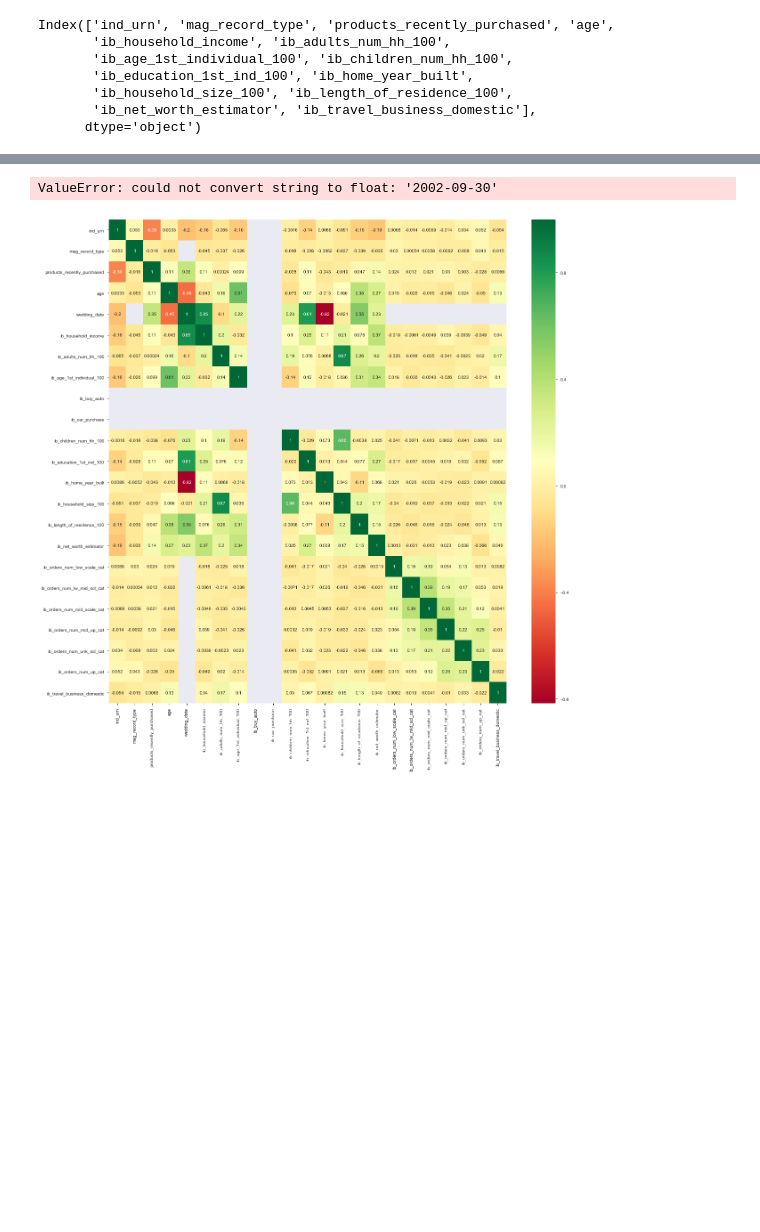
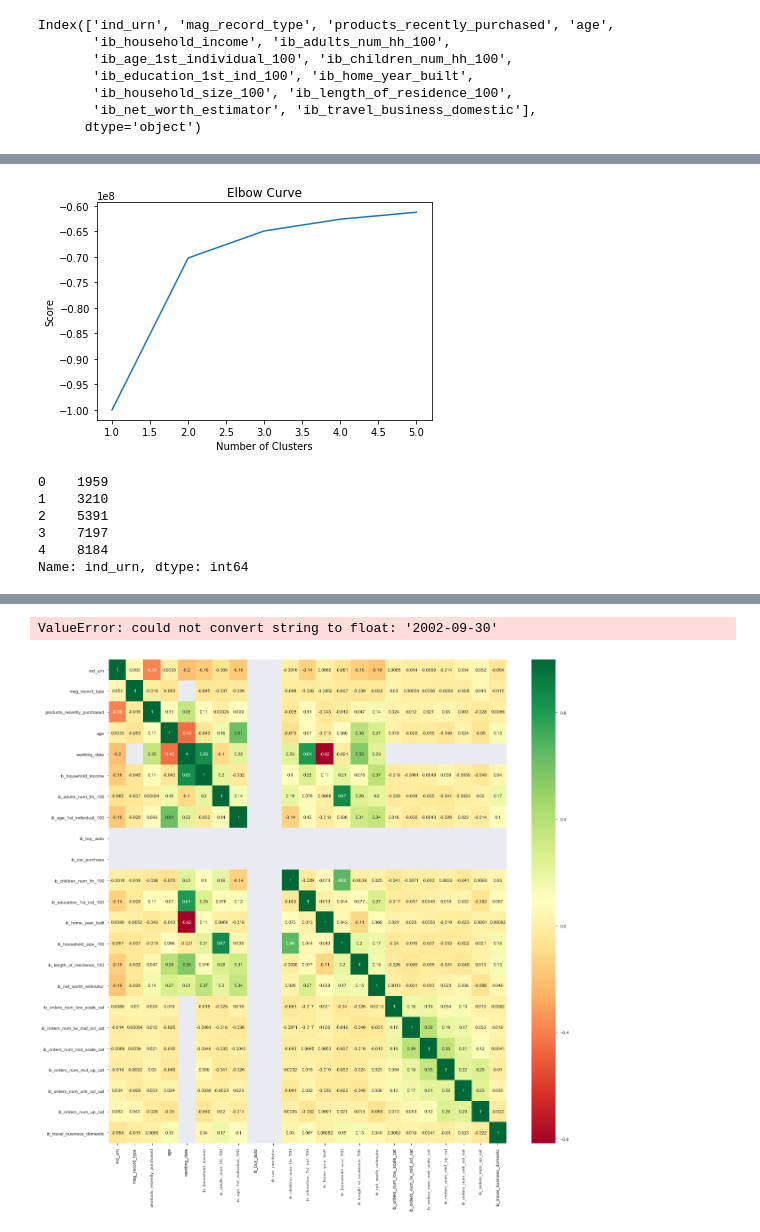
Before and after one commit to vinothhunt/Usecase, a Jupyter notebook: Codenast usecase.ipynb, the cells around one changed output, grey strips where cells are left out. Saved outputs shown, nothing was run; the diff lists cells and outputs as text; code cells hidden in the pictures; blank space fills up the shorter version.

```diff
--- a/Codenast usecase.ipynb
+++ b/Codenast usecase.ipynb
@@ -333,0 +319,2 @@ Name: state, Length: 77, dtype: int64
+# %%
+processing_final=pd.concat([numerical_columns,encode1,catagorical_columns_1],axis=1)
@@ -335,0 +375,7 @@ from sklearn.cluster import KMeans
+# %%
+#standardScalar implementation
+from sklearn.preprocessing import StandardScaler
+X = processing_final.values[:,1:]
+X = np.nan_to_num(X)
+Clus_dataSet = StandardScaler().fit_transform(X)
+Clus_dataSet
@@ -335,0 +396,9 @@ from sklearn.cluster import KMeans
+# %%
+X=Clus_dataSet
+# %%
+
+clusterNum = 2
+k_means = KMeans(init = "k-means++", n_clusters = clusterNum, n_init = 12)
+k_means.fit(X)
+labels = k_means.labels_
+print(labels)
@@ -335,0 +430,14 @@ from sklearn.cluster import KMeans
+# %%
+
+Nc = range(1, 6)
+kmeans = [KMeans(n_clusters=i) for i in Nc]
+kmeans
+score = [kmeans[i].fit(X).score(X) for i in range(len(kmeans))]
+score
+pl.plot(Nc,score)
+pl.xlabel('Number of Clusters')
+pl.ylabel('Score')
+pl.title('Elbow Curve')
+pl.show()
+# %% [output]
+[figure, added]
@@ -335,0 +446,9 @@ from sklearn.cluster import KMeans
+# %%
+df3.head()
+# %% [output]
+0    1959
+1    3210
+2    5391
+3    7197
+4    8184
+Name: ind_urn, dtype: int64
```
Also changed, not shown: parts of 68 cells of this notebook, 2 other files.
